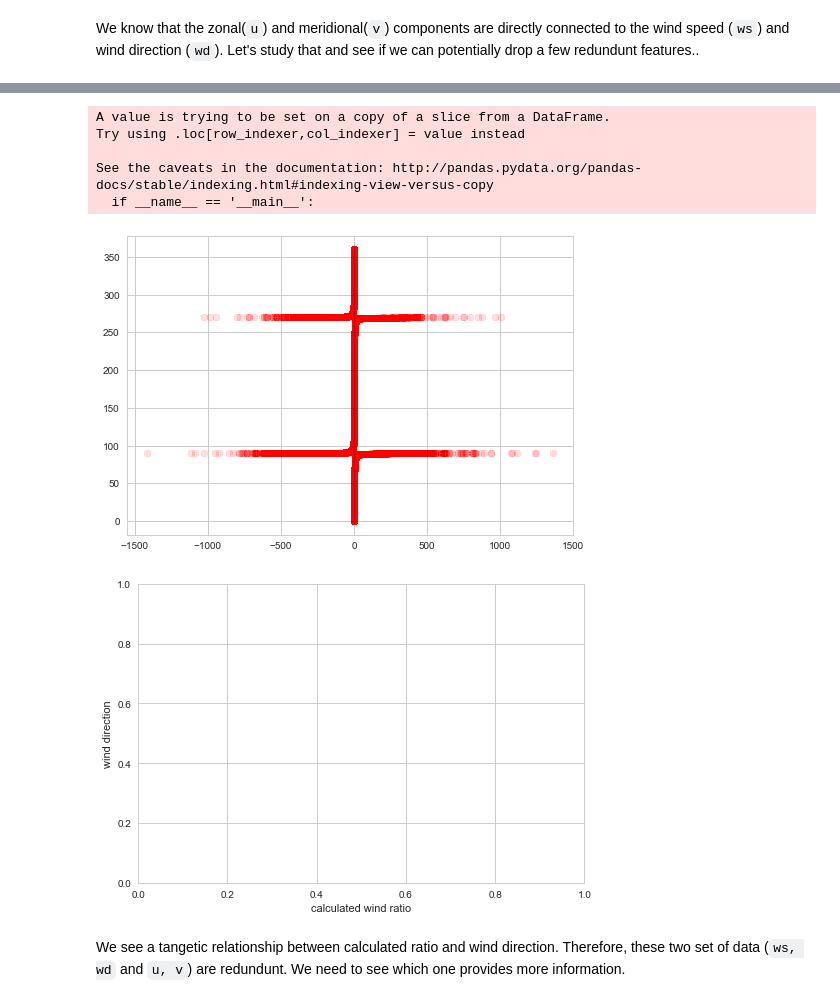
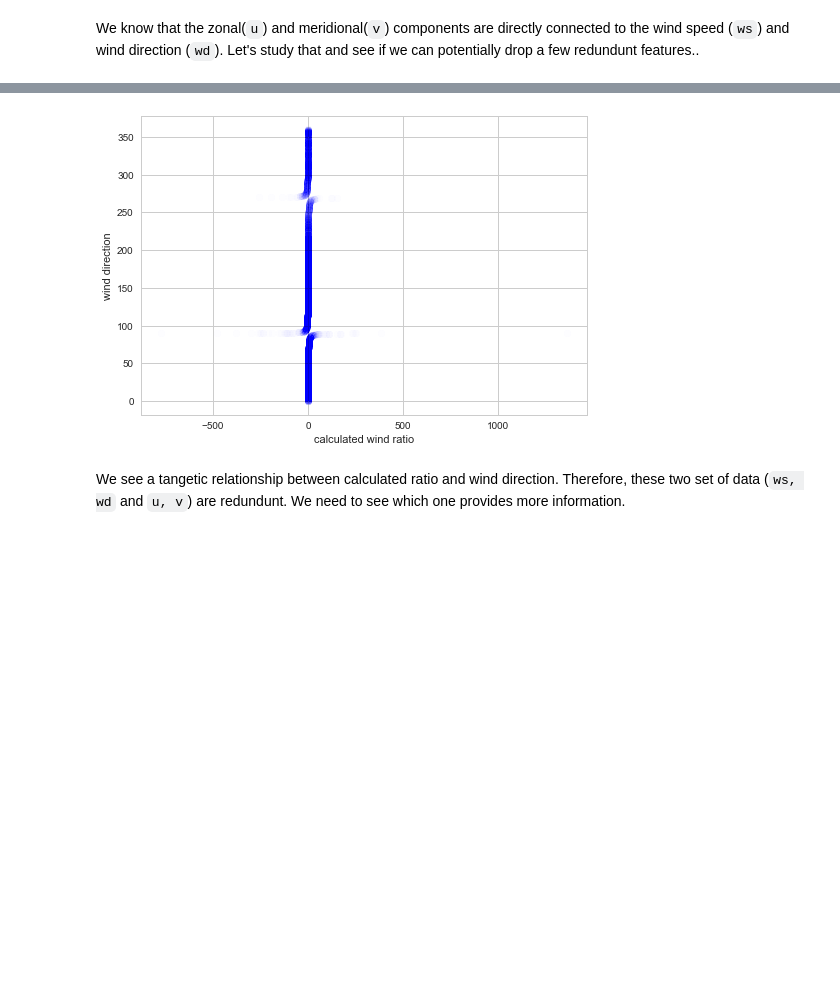
Before and after one commit to amnghd/Wind_Forecasting_Analytics, a Jupyter notebook: Energy_Forecasting.ipynb, the cells around one changed output, grey strips where cells are left out. Cells and saved outputs as stored; diff of their text form; code cells hidden in the pictures; blank space fills up the shorter version.

```diff
--- a/Energy_Forecasting.ipynb
+++ b/Energy_Forecasting.ipynb
@@ -286,6 +286,7 @@ Before finalizing the train/test set, let's take a look at the information we mi
 # %%
 wind_list = ['date','dist', 'u','v','ws','wd','farm', 'power']
 wind = whole_data[wind_list]
+wind = wind.sample(10000)
 wind.head()
 # %% [output]
 |  | date | dist | u | v | ws | wd | farm | power |
@@ -314,18 +308,11 @@ See the caveats in the documentation: http://pandas.pydata.org/pandas-docs/stabl
 # %%
 wind['calculated_ratio'] = (wind.u/wind.v)
-plt.scatter(wind.calculated_ratio, wind.wd, alpha= 0.009, color = 'red')
-plt.show()
+plt.scatter(wind.calculated_ratio, wind.wd, alpha= 0.009, color = 'blue')
 plt.xlabel('calculated wind ratio')
 plt.ylabel('wind direction')
 plt.show()
 # %% [output]
-A value is trying to be set on a copy of a slice from a DataFrame.
-Try using .loc[row_indexer,col_indexer] = value instead
-
-See the caveats in the documentation: http://pandas.pydata.org/pandas-docs/stable/indexing.html#indexing-view-versus-copy
-  if __name__ == '__main__':
-[figure, old version]
+[figure, new version]
-[figure, removed]
 # %% [markdown]
 We see a tangetic relationship between calculated ratio and wind direction. Therefore, these two set of data (``ws, wd`` and ``u, v``) are redundunt. We need to see which one provides more information.
 # %%
```
Also changed, not shown: parts of 23 cells of this notebook.
